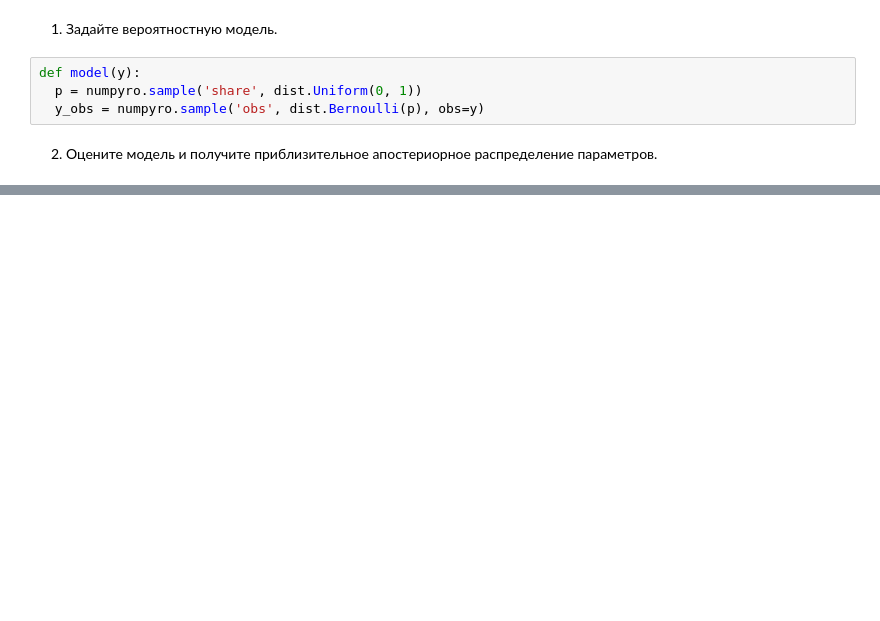
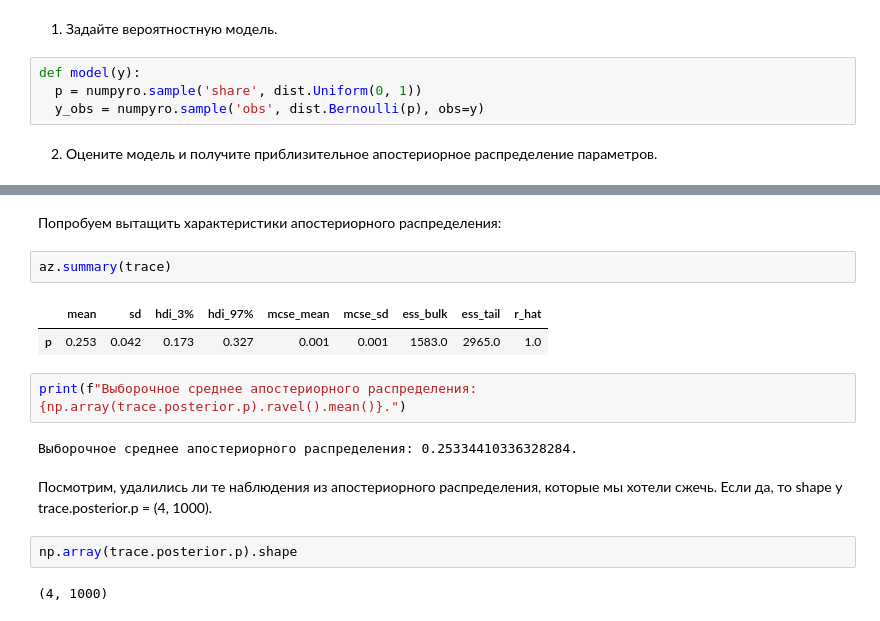
Before and after one commit to darkmetrics/bayes, a Jupyter notebook: Seminar 1.ipynb, the cells around one changed output, grey strips where cells are left out. Cells and saved outputs as stored; diff of their text form; blank space fills up the shorter version.

```diff
--- a/Seminar 1.ipynb
+++ b/Seminar 1.ipynb
@@ -114,0 +171,17 @@ plt.hist(samples_1['share']);
+# %% [markdown]
+Попробуем вытащить характеристики апостериорного распределения:
+# %%
+az.summary(trace)
+# %% [output]
+|  | mean | sd | hdi_3% | hdi_97% | mcse_mean | mcse_sd | ess_bulk | ess_tail | r_hat |
+| p | 0.253 | 0.042 | 0.173 | 0.327 | 0.001 | 0.001 | 1583.0 | 2965.0 | 1.0 |
+# %%
+print(f"Выборочное среднее апостериорного распределения: {np.array(trace.posterior.p).ravel().mean()}.")
+# %% [output]
+Выборочное среднее апостериорного распределения: 0.25334410336328284.
+# %% [markdown]
+Посмотрим, удалились ли те наблюдения из апостериорного распределения, которые мы хотели сжечь. Если да, то shape у trace.posterior.p = (4, 1000).
+# %%
+np.array(trace.posterior.p).shape
+# %% [output]
+(4, 1000)
```
Also changed, not shown: parts of 14 cells of this notebook.
